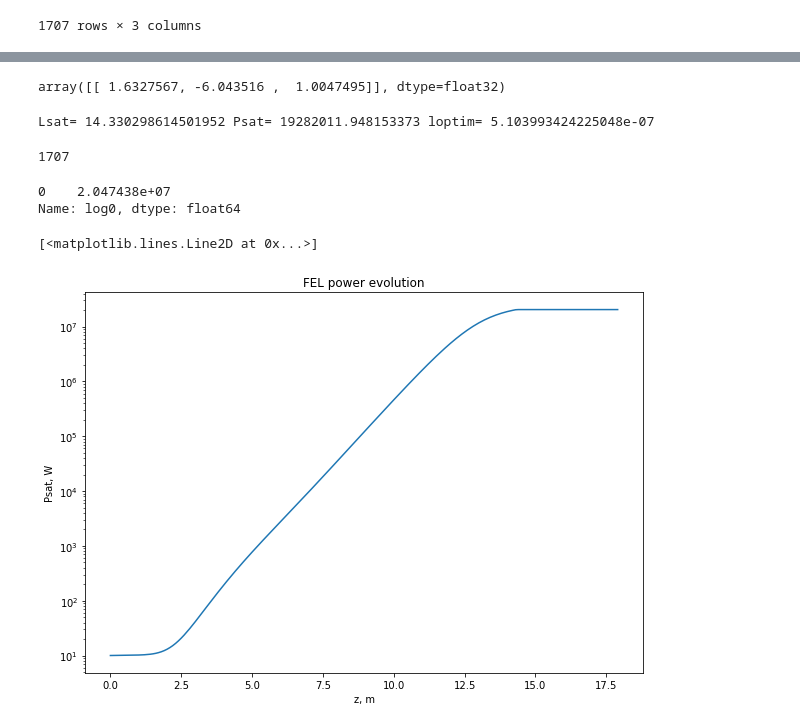
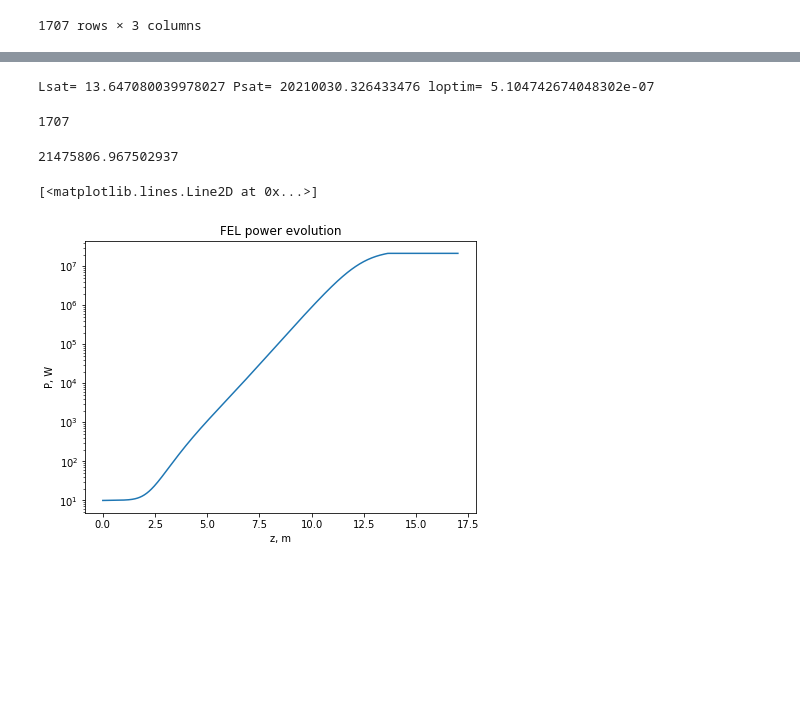
Before and after one commit to alexkalitenko125/NNfel, a Jupyter notebook: NNfel-Multitask.ipynb, the cells around one changed output, grey strips where cells are left out. Cells and saved outputs as stored; diff of their text form; code cells hidden in the pictures; blank space fills up the shorter version.

```diff
--- a/NNfel-Multitask.ipynb
+++ b/NNfel-Multitask.ipynb
@@ -37,7 +37,7 @@ df['optim'] = df['loptim/lres']/df['Psat/Pall']
 df['Lsat/lu'] = np.log(df['Lsat/lu'])
 df['sqgamma'] = np.log(df['gamma'])
 # %%
-df = df[df['optim']<=2]
+df = df[df['optim']<2]
 # %%
 len(df)/l
 # %% [output]
@@ -154,10 +154,10 @@ class Network(nn.Module):
     def __init__(self, input_size, output_size, init_form="normal"):
         super().__init__()
         self.conv_stack = nn.Sequential(
-        nn.Linear(input_size, 100),
+        nn.Linear(input_size, 300),
         nn.Tanh(),
         nn.Dropout(p=0.1),
-        nn.Linear(100, 100),
+        nn.Linear(300, 100),
         nn.Tanh(),
         nn.Dropout(p=0.1),
         nn.Linear(100, 100),
@@ -481,15 +468,29 @@ Text(0.5, 1.0, 'optim error')
 # %%
 from scipy.special import jv
+X = pd.DataFrame({'k':[2.13], 'lu':[2.8], 'I':[56],  'sgamma':[0.0002],
+                  'r':[0.00012], 'log0':[10], 'sqgamma': [np.log(300)]})
 
-X = pd.DataFrame({'k':[2.13], 'lu':[2.8], 'I':[53],  'sgamma':[0.0002],
-                  'r':[0.00012], 'log0':[10], 'sqgamma': [np.log(300)]})
+P_0 = X['log0'][0]
 
 ksi = X['k']**2/(1+X['k']**2/2)/4
 f = jv(0,ksi)-jv(1,ksi)
 rho = 1/2/(np.exp(X['sqgamma']))*(X['I']/X['r']**2/np.pi/4/np.pi/17000*(X['lu']/100*X['k']*f)**2)**(1/3)
 
-
 X['log0'] = np.log(X['log0']/X['I']/np.exp(X['sqgamma'])/511000)
 
+X2 = scaler.transform(X)
 
-X = scaler.transform(X)
+input1 = torch.Tensor(X2)
+
+a = (torch.cat(model(input1.to(device)),1)).cpu().detach().numpy()
+a= scaler2.inverse_transform(a)
+
+
+
+L_sat = np.exp(a[0][0])*X['lu'][0]
+P_sat = (np.exp(a[0][1])*np.exp(X['sqgamma'])*511000*X['I'])[0]
+
+print('Lsat=', L_sat, 'Psat=', P_sat,
+'loptim=',(((a[0][2])*rho+1)*X['lu']/100/2/np.exp(X['sqgamma'])/np.exp(X['sqgamma'])*(1+X['k']*X['k']/2))[0])
+# %% [output]
+Lsat= 13.647080039978027 Psat= 20210030.326433476 loptim= 5.104742674048302e-07
@@ -498,30 +497,3 @@ input1 = torch.Tensor(X)
-# %%
-a = (torch.cat(model(input1.to(device)),1)).cpu().detach().numpy()
-a= scaler2.inverse_transform(a)
-a
-# %% [output]
-array([[ 1.6327567, -6.043516 ,  1.0047495]], dtype=float32)
-# %%
-
-X = pd.DataFrame({'k':[2.13], 'lu':[2.8], 'I':[53],  'sgamma':[0.0002],
-                  'r':[0.00012], 'log0':[10], 'sqgamma': [np.log(300)]})
-
-P_0 = X['log0']
-
-ksi = X['k']**2/(1+X['k']**2/2)/4
-f = jv(0,ksi)-jv(1,ksi)
-
-rho = 1/2/(np.exp(X['sqgamma']))*(X['I']/X['r']**2/np.pi/4/np.pi/17000*(X['lu']/100*X['k']*f)**2)**(1/3)
-X['log0'] = np.log(X['log0']/X['I']/np.exp(X['sqgamma'])/511000)
-
-
-L_sat = np.exp(a[0][0])*X['lu'][0]
-P_sat = (np.exp(a[0][1])*np.exp(X['sqgamma'])*511000*X['I'])[0]
-
-print('Lsat=', np.exp(a[0][0])*X['lu'][0], 'Psat=', (np.exp(a[0][1])*np.exp(X['sqgamma'])*511000*X['I'])[0],
-'loptim=',(((a[0][2])*rho+1)*X['lu']/100/2/np.exp(X['sqgamma'])/np.exp(X['sqgamma'])*(1+X['k']*X['k']/2))[0])
-# %% [output]
-Lsat= 14.330298614501952 Psat= 19282011.948153373 loptim= 5.103993424225048e-07
 # %%
 len(df)
 # %% [output]
@@ -529,31 +501,30 @@ len(df)
 # %%
 def P(z,P_0,P_sat,L_sat):
     def A(z,L):
         return 1/9*(3+2*np.cosh(z/L)+4*np.cos(3**(0.5)/2*z/L)*np.cosh(z/(2*L)))
     L = L_sat/1.1/np.log(9*P_sat/P_0)
     if z<L_sat:
         return P_0*(A(z,L)*np.exp(0.233*z/L_sat))/(1+P_0/P_sat*(A(z,L)-1))
     else:
         return P_0*(A(L_sat,L)*np.exp(0.233*L_sat/L_sat))/(1+P_0/P_sat*(A(L_sat,L)-1))
 
 print(P(L_sat,P_0,P_sat,L_sat))
 
 
 # exponential function y = 10^x
-data = [P(i,P_0,P_sat,L_sat) for i in np.arange(0, int(1.3*L_sat), 0.1)]
+data = [P(i,P_0,P_sat,L_sat) for i in np.arange(0, int(1.3*L_sat), X['lu'][0]/100)]
 
 
-plt.figure(figsize=(10, 7))
+plt.figure(figsize=(7, 5))
 # convert y-axis to Logarithmic scale
 plt.yscale("log")
 plt.xlabel('z, m')
-plt.ylabel('Psat, W')
+plt.ylabel('P, W')
 plt.title('FEL power evolution')
 
 
-plt.plot(np.arange(0, int(1.3*L_sat), 0.1), data)
+plt.plot(np.arange(0, int(1.3*L_sat), X['lu'][0]/100), data)
 # %% [output]
-0    2.047438e+07
-Name: log0, dtype: float64
+21475806.967502937
 [<matplotlib.lines.Line2D at 0x...>]
-[figure, old version]
+[figure, new version]
```
Also changed, not shown: parts of 17 cells of this notebook.
